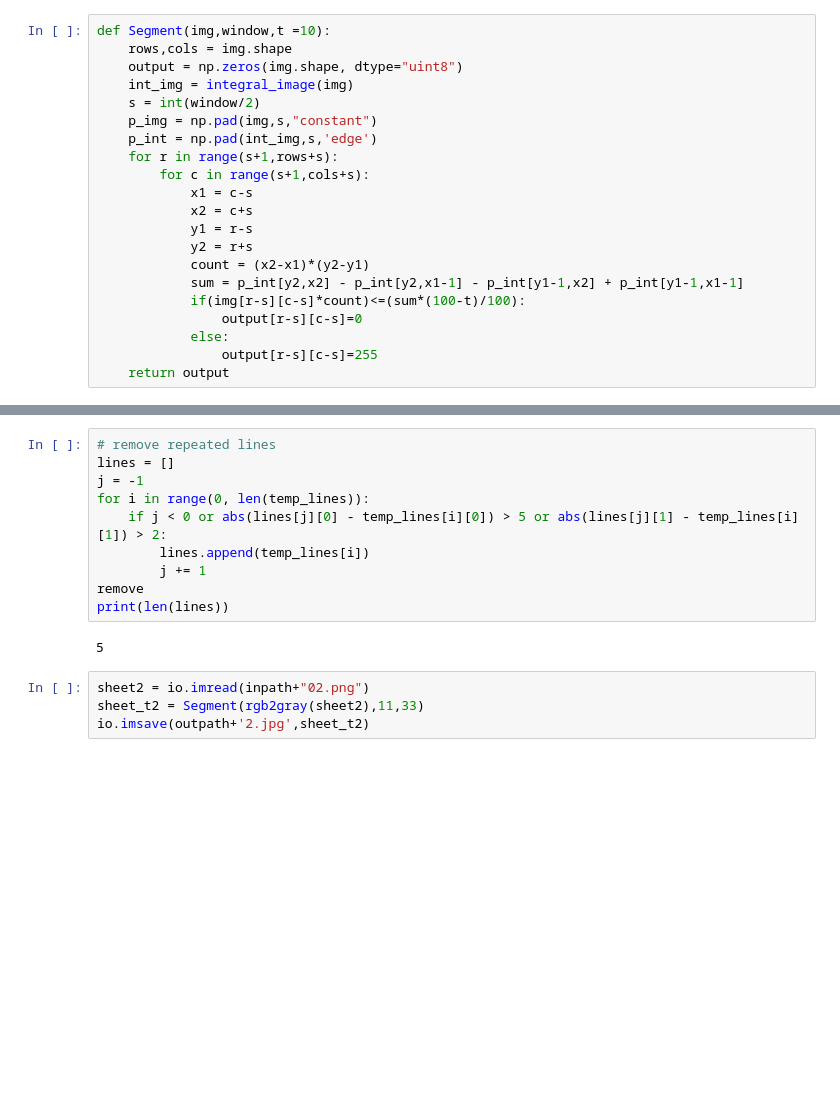
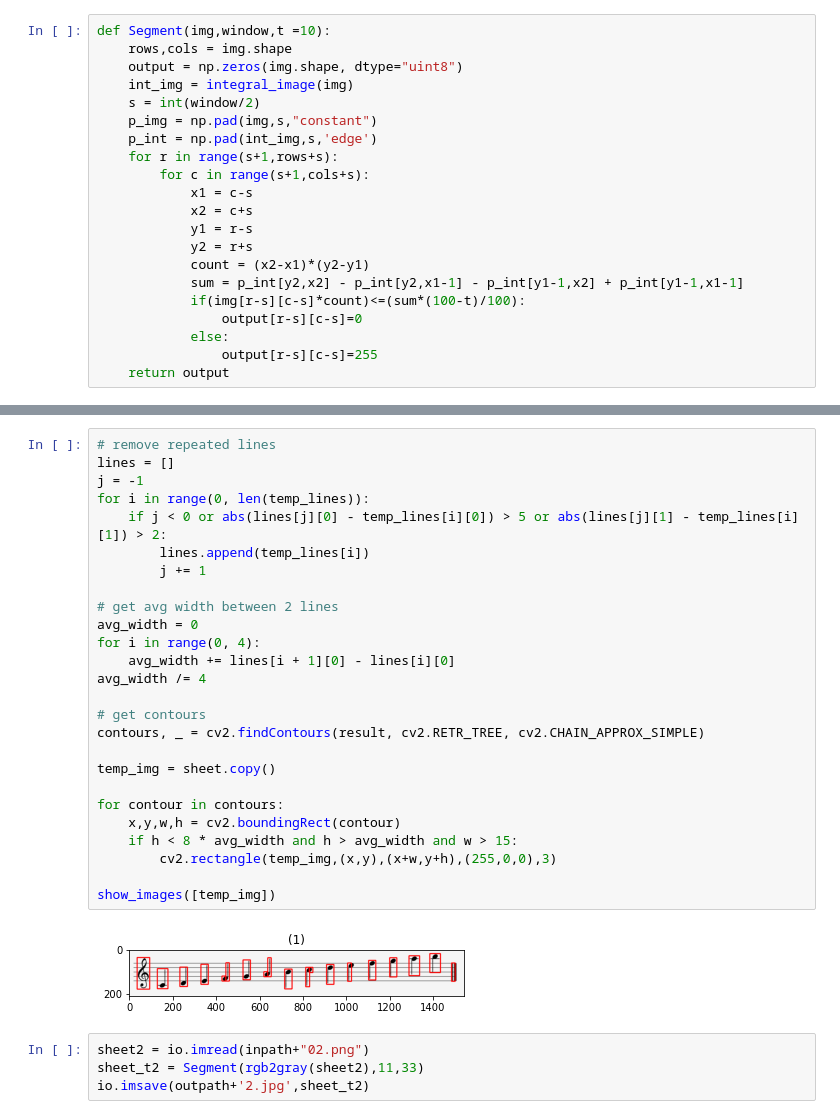
Before and after one commit to aaarafat/Mushido, a Jupyter notebook: notebooks/Segmentation.ipynb, the cells around one changed output, grey strips where cells are left out. Saved outputs shown, nothing was run; the diff lists cells and outputs as text; blank space fills up the shorter version.

Commit message:
add contours

```diff
--- a/notebooks/Segmentation.ipynb
+++ b/notebooks/Segmentation.ipynb
@@ -69,15 +93,31 @@ show_images([img])
 # %%
 # remove repeated lines
 lines = []
 j = -1
 for i in range(0, len(temp_lines)):
     if j < 0 or abs(lines[j][0] - temp_lines[i][0]) > 5 or abs(lines[j][1] - temp_lines[i][1]) > 2:
         lines.append(temp_lines[i])
         j += 1
-remove
-print(len(lines))
+
+# get avg width between 2 lines
+avg_width = 0
+for i in range(0, 4):
+    avg_width += lines[i + 1][0] - lines[i][0]
+avg_width /= 4
+
+# get contours
+contours, _ = cv2.findContours(result, cv2.RETR_TREE, cv2.CHAIN_APPROX_SIMPLE)
+
+temp_img = sheet.copy()
+
+for contour in contours:
+    x,y,w,h = cv2.boundingRect(contour)
+    if h < 8 * avg_width and h > avg_width and w > 15:
+        cv2.rectangle(temp_img,(x,y),(x+w,y+h),(255,0,0),3)
+
+show_images([temp_img])
 # %% [output]
-5
+[figure, added]
 # %%
 sheet2 = io.imread(inpath+"02.png")
 sheet_t2 = Segment(rgb2gray(sheet2),11,33)
```
Also changed, not shown: parts of 1 cell of this notebook.
